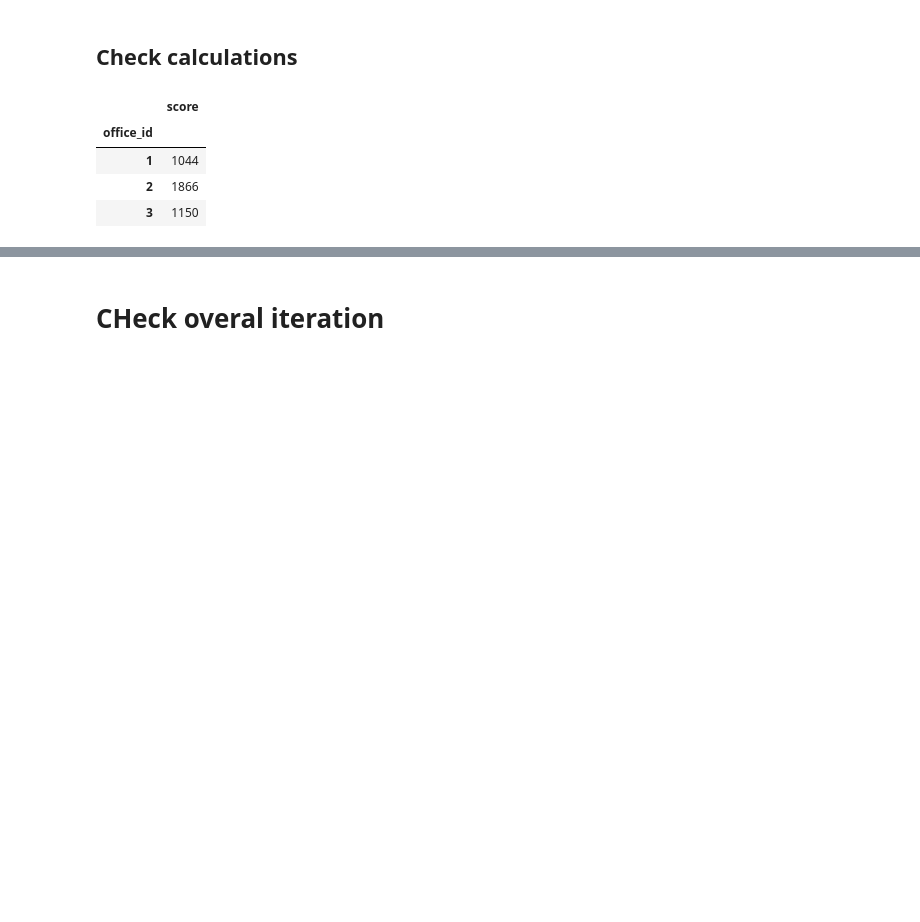
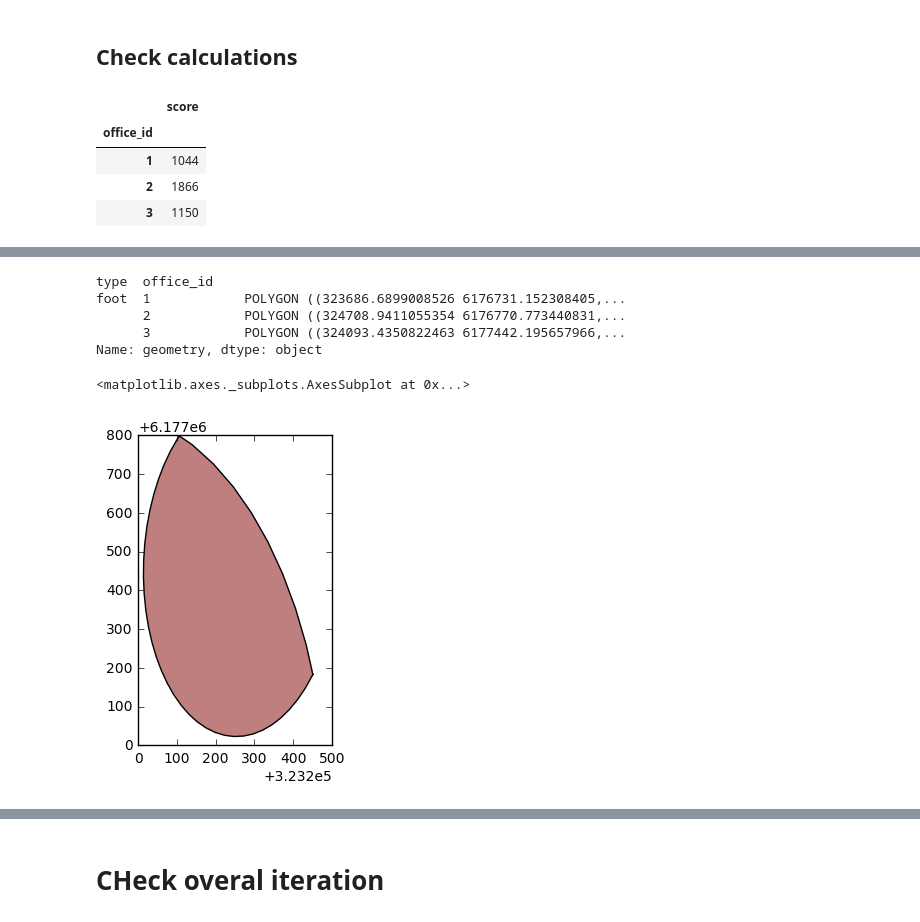
Before and after one commit to Casyfill/aventika2, a Jupyter notebook: jupyter_examples/1_data_check.ipynb, the cells around one changed output, grey strips where cells are left out. Cells and saved outputs as stored; diff of their text form; code cells hidden in the pictures; blank space fills up the shorter version.

```diff
--- a/jupyter_examples/1_data_check.ipynb
+++ b/jupyter_examples/1_data_check.ipynb
@@ -13,6 +13,8 @@ from code.misc.logger import getLogger
 from code.misc import getRegScore
 # %%
 from code.iteration import iteration, iterate
+# %%
+idx = pd.IndexSlice
 # %% [markdown]
 # LOAD DATA
 # %%
@@ -189,0 +203,22 @@ g
+# %%
+buff.loc[idx['foot',:],'geometry']
+# %% [output]
+type  office_id
+foot  1            POLYGON ((323686.6899008526 6176731.152308405,...
+      2            POLYGON ((324708.9411055354 6176770.773440831,...
+      3            POLYGON ((324093.4350822463 6177442.195657966,...
+Name: geometry, dtype: object
+# %%
+bid = 1
+
+slctd_foot = buff.loc[idx['foot', bid], 'geometry']
+slctd_step = buff.loc[idx['stepless', bid], 'geometry']
+buff = buff[buff.index.get_level_values(1) != bid]
+# %%
+fs = buff.loc[idx['stepless', :], :].copy()
+fs.loc[:, 'geometry'] = fs.loc[:, 'geometry'].intersection(slctd_foot)
+# %%
+fs.plot()
+# %% [output]
+<matplotlib.axes._subplots.AxesSubplot at 0x...>
+[figure, added]
```
Also changed, not shown: parts of 11 cells of this notebook, 5 other files.
